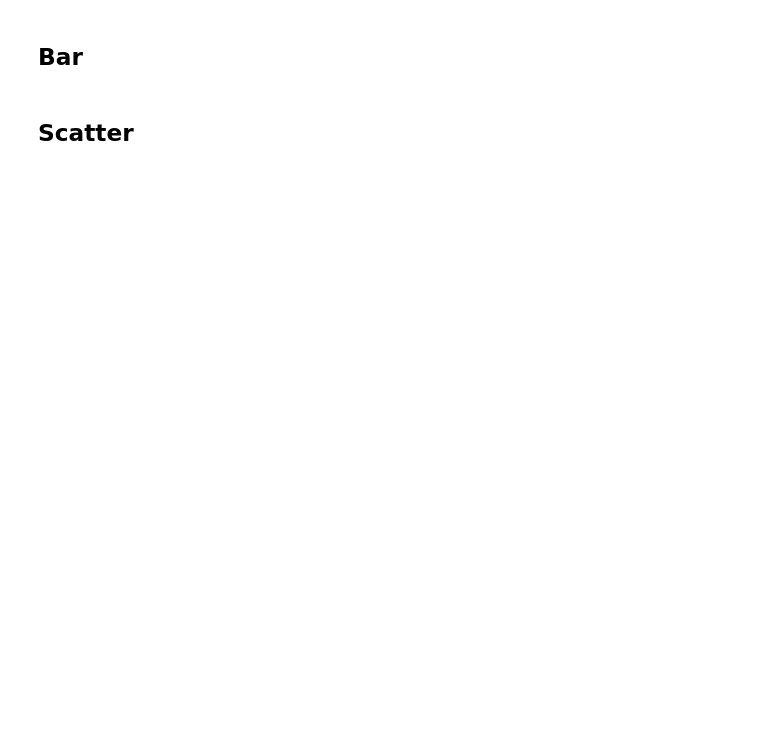
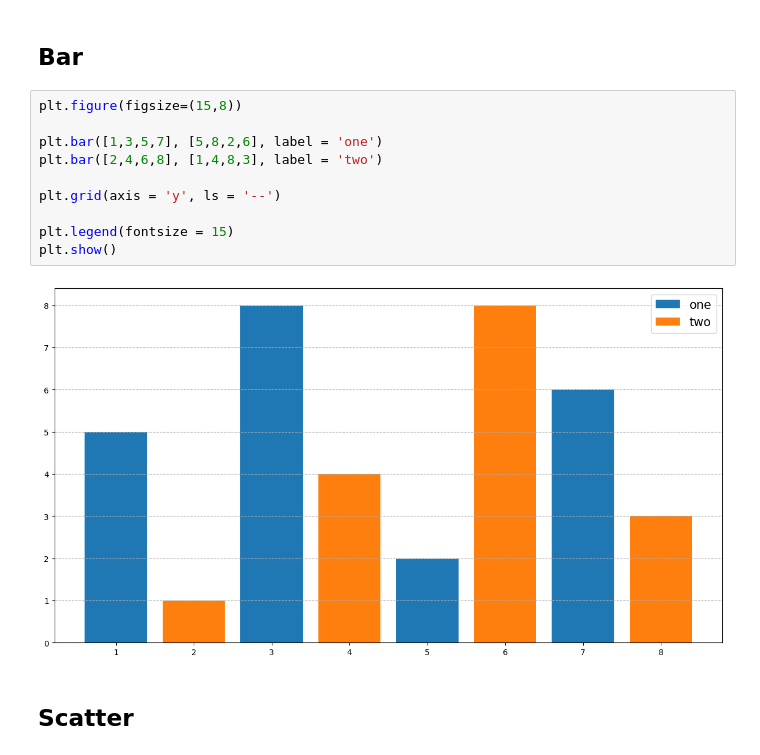
Before and after one commit to saeed-saffari/Py-for-Econ-fall2022-ATU, a Jupyter notebook: MSc Macroeconomics/4. Matplotlib.ipynb, the cells around one changed output. Cells and saved outputs as stored; diff of their text form; blank space fills up the shorter version.

```diff
--- a/MSc Macroeconomics/4. Matplotlib.ipynb
+++ b/MSc Macroeconomics/4. Matplotlib.ipynb
@@ -21,4 +85,16 @@
 # %% [markdown]
 ## Bar
+# %%
+plt.figure(figsize=(15,8))
+
+plt.bar([1,3,5,7], [5,8,2,6], label = 'one')
+plt.bar([2,4,6,8], [1,4,8,3], label = 'two')
+
+plt.grid(axis = 'y', ls = '--')
+
+plt.legend(fontsize = 15)
+plt.show()
+# %% [output]
+[figure, added]
 # %% [markdown]
 ## Scatter
```
Also changed, not shown: parts of 9 cells of this notebook.
